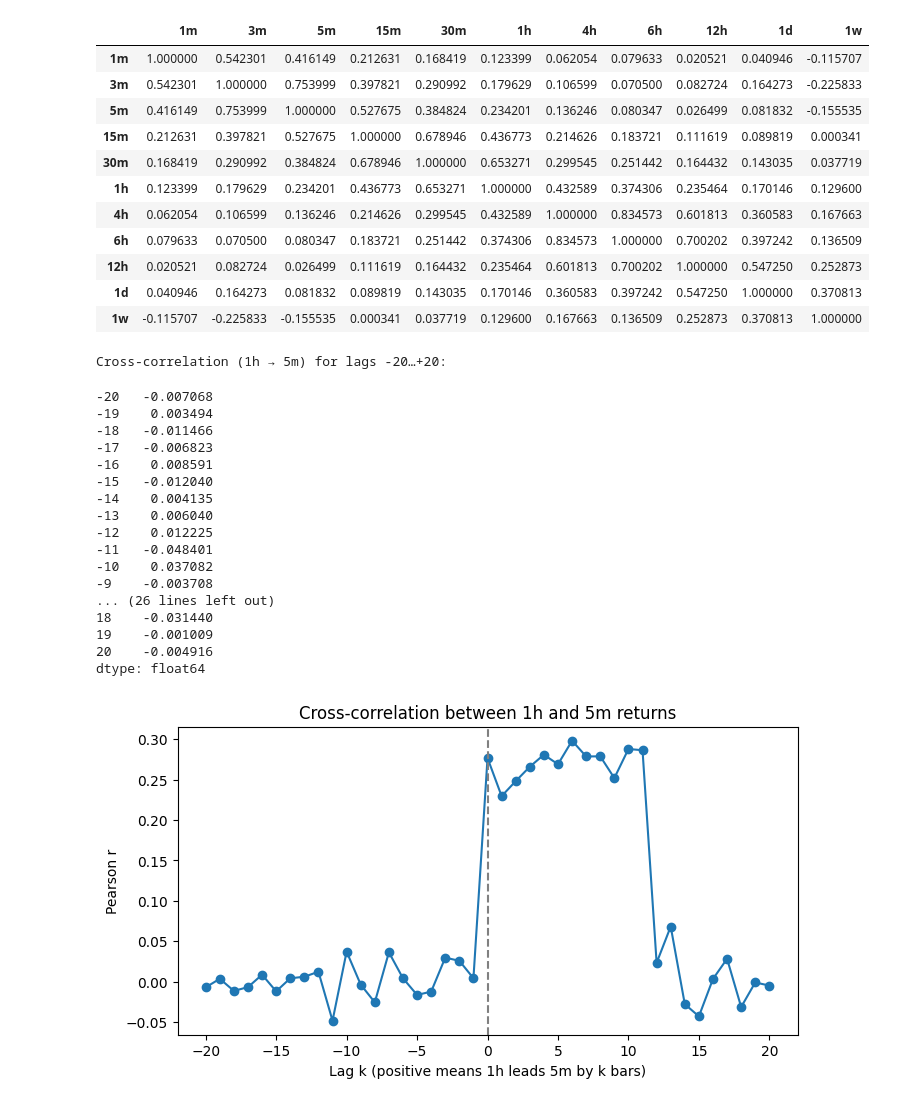
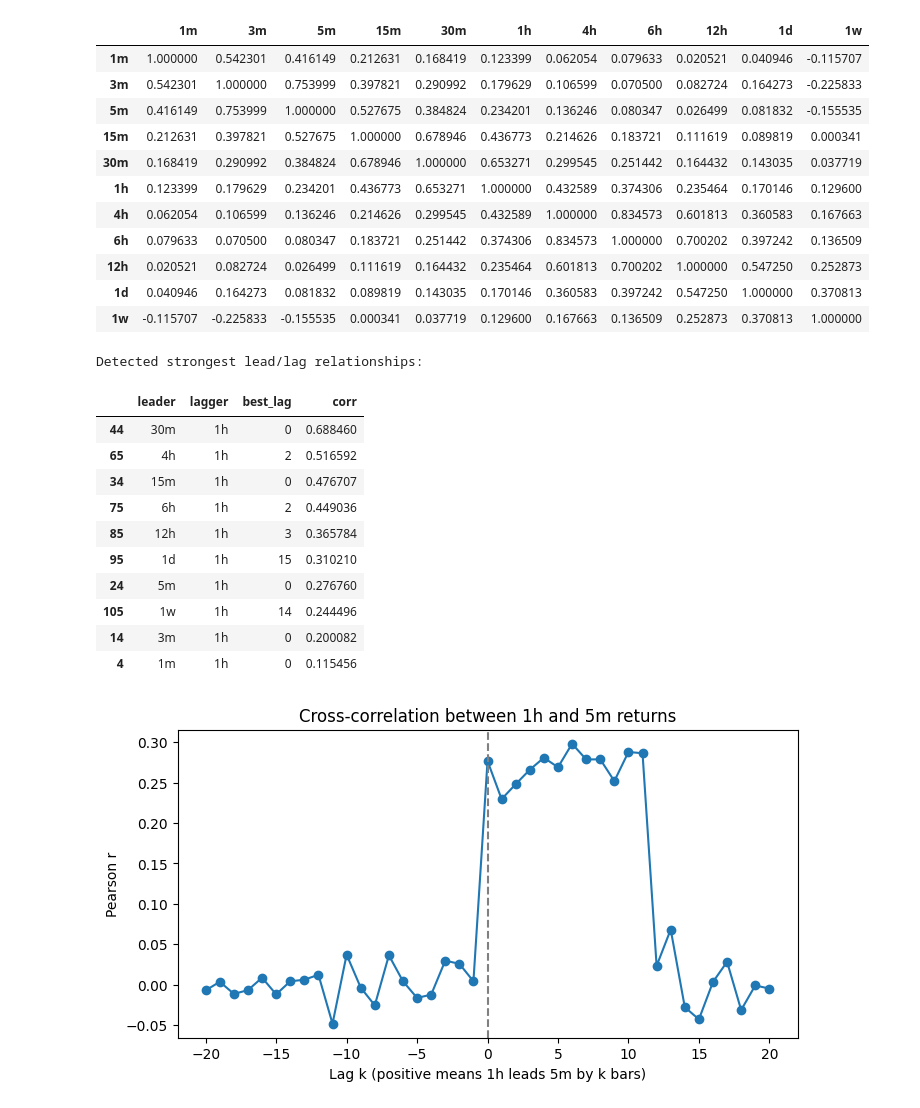
Before and after one commit to dleeim/coracle, a Jupyter notebook: src/EDA_BTCUSDT-bybit-perp.ipynb, the cells around one changed output. Cells and saved outputs as stored; diff of their text form; code cells hidden in the pictures.

Commit message:
Added correlation on multi timeframe

```diff
--- a/src/EDA_BTCUSDT-bybit-perp.ipynb
+++ b/src/EDA_BTCUSDT-bybit-perp.ipynb
@@ -501,45 +501,53 @@ spearman_corr
 | 1d | 0.040946 | 0.164273 | 0.081832 | 0.089819 | 0.143035 | 0.170146 | 0.360583 | 0.397242 | 0.547250 | 1.000000 | 0.370813 |
 | 1w | -0.115707 | -0.225833 | -0.155535 | 0.000341 | 0.037719 | 0.129600 | 0.167663 | 0.136509 | 0.252873 | 0.370813 | 1.000000 |
 # %%
-# 2) Cross-correlation helper
+# Cross-correlation helper
 def cross_correlation(s1: pd.Series, s2: pd.Series, max_lag: int):
     """
     Compute Corr(s1[t], s2[t + k]) for k in [-max_lag ... +max_lag].
     Returns a Series indexed by lag k.
     """
     lags = range(-max_lag, max_lag + 1)
     cors = []
     for k in lags:
         # shift s2 so that s2.shift(-k)[t] = original s2[t+k]
         shifted = s2.shift(-k)
         # pandas .corr will auto‐drop NaNs
         cors.append(s1.corr(shifted))
     return pd.Series(cors, index=lags)
 
+# Automatically pick the strongest lead/lag across all pairs
+results = []
+for tf1 in rets:
+    for tf2 in rets:
+        if tf1 == tf2:
+            continue
+        cc = cross_correlation(rets[tf1], rets[tf2], max_lag=20)
+        best_k = cc.abs().idxmax()
+        results.append({
+            'leader': tf1,
+            'lagger': tf2,
+            'best_lag': best_k,
+            'corr':    cc.loc[best_k]
+        })
 
-# 3) Example: find lead/lag between 1 h and 5 m returns
-max_lag = 20  # e.g. test up to ±20 bars
-cc_1h_5m = cross_correlation(rets['1h'], rets['5m'], max_lag)
+df_leadlag = pd.DataFrame(results)
+print("\nDetected strongest lead/lag relationships:")
 
-print("\nCross-correlation (1h → 5m) for lags -20…+20:")
-cc_1h_5m
+# Print when lag != 0
+# df_leadlag[df_leadlag['best_lag'] != 0].sort_values('corr',ascending=False)
+df_leadlag[df_leadlag['lagger'] == '1h'].sort_values('corr',ascending=False)
 # %% [output]
-Cross-correlation (1h → 5m) for lags -20…+20:
+Detected strongest lead/lag relationships:
--20   -0.007068
--19    0.003494
--18   -0.011466
--17   -0.006823
--16    0.008591
--15   -0.012040
--14    0.004135
--13    0.006040
--12    0.012225
--11   -0.048401
--10    0.037082
--9    -0.003708
-... (26 lines left out)
-18    -0.031440
-19    -0.001009
-20    -0.004916
-dtype: float64
+|  | leader | lagger | best_lag | corr |
+| 44 | 30m | 1h | 0 | 0.688460 |
+| 65 | 4h | 1h | 2 | 0.516592 |
+| 34 | 15m | 1h | 0 | 0.476707 |
+| 75 | 6h | 1h | 2 | 0.449036 |
+| 85 | 12h | 1h | 3 | 0.365784 |
+| 95 | 1d | 1h | 15 | 0.310210 |
+| 24 | 5m | 1h | 0 | 0.276760 |
+| 105 | 1w | 1h | 14 | 0.244496 |
+| 14 | 3m | 1h | 0 | 0.200082 |
+| 4 | 1m | 1h | 0 | 0.115456 |
 # %%
```
Also changed, not shown: parts of 2 cells of this notebook.
